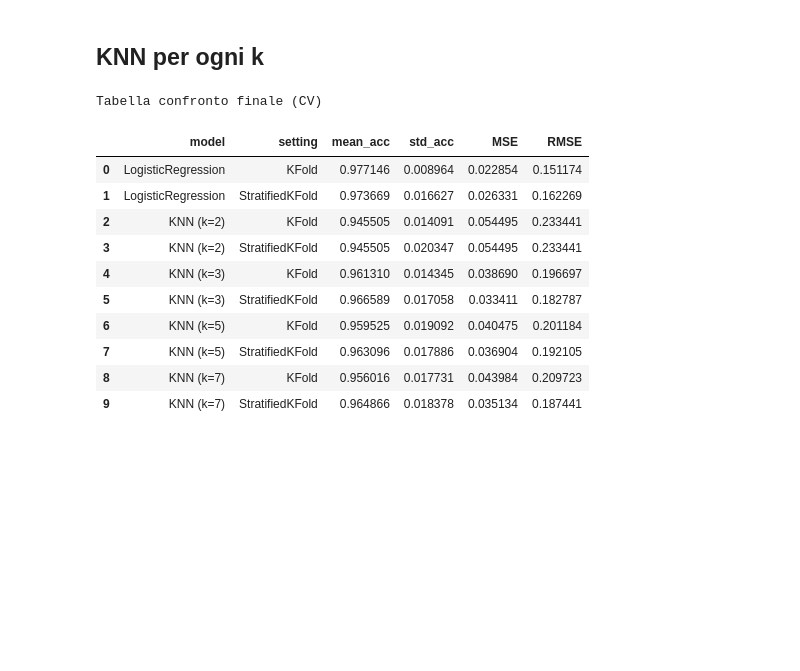
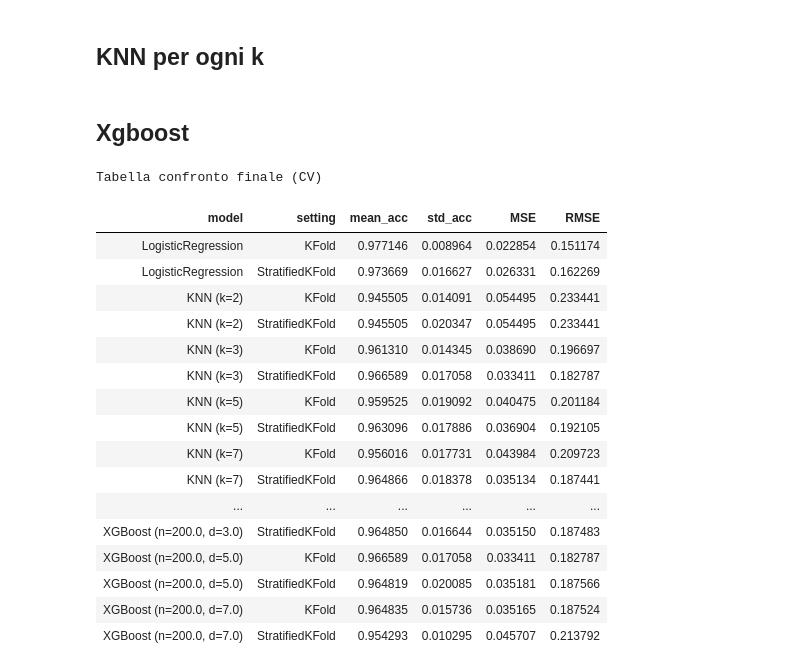
Before and after one commit to ashuraWho/Anzellotti_DepositoCorso, a Jupyter notebook: CORSO PYTHON/17. Gio 04-12 2025/Breast Cancer/analisi.ipynb, the cells around one changed output. Saved outputs shown, nothing was run; the diff lists cells and outputs as text; code cells hidden in the pictures; blank space fills up the shorter version.

```diff
--- a/CORSO PYTHON/17. Gio 04-12 2025/Breast Cancer/analisi.ipynb
+++ b/CORSO PYTHON/17. Gio 04-12 2025/Breast Cancer/analisi.ipynb
@@ -197,16 +203,15 @@ plt.show()
 # %%
-# Lista di combinazioni di iperparametri da testare
+# Lista di combinazioni di iperparametri da testare: genera automaticamente tutte le combinazioni
 xgb_params = [
-    {"n_estimators": 50, "max_depth": 3},
-    {"n_estimators": 100, "max_depth": 3},
-    {"n_estimators": 100, "max_depth": 5},
+    {"n_estimators": n, "max_depth": d}
+    for n in [50, 100, 200]
+    for d in [3, 5, 7]
 ]
 
 xgb_results = []
 
 for params in xgb_params:
-    xgb = XGBClassifier(use_label_encoder=False, eval_metric='logloss',
-                        n_estimators=params["n_estimators"], max_depth=params["max_depth"], random_state=42)
+    xgb = XGBClassifier(eval_metric='logloss', n_estimators=params["n_estimators"], max_depth=params["max_depth"], random_state=42)
 
     # KFold
     xgb_kf_mean, xgb_kf_std, xgb_kf_mse, xgb_kf_rmse = evaluate_model(xgb, X, y, kf)
@@ -229,5 +234,5 @@ for params in xgb_params:
 
 df_xgb = pd.DataFrame(xgb_results)
 print("\nRisultati XGBoost (cross-validation):")
-display(df_xgb)
+display(df_xgb.style.hide(axis="index"))
 # %% [output]
@@ -277,20 +292,47 @@ for row in knn_results:
         "MSE": row["SKF_MSE"],
         "RMSE": row["SKF_RMSE"]
     })
+# %% [markdown]
+## Xgboost
+# %%
+for _, row in df_xgb.iterrows():
+    summary.append({
+        "model": f"XGBoost (n={row['n_estimators']}, d={row['max_depth']})",
+        "setting": "KFold",
+        "mean_acc": row["KF_mean"],
+        "std_acc": row["KF_std"],
+        "MSE": row["KF_MSE"],
+        "RMSE": row["KF_RMSE"]
+    })
+
+    summary.append({
+        "model": f"XGBoost (n={row['n_estimators']}, d={row['max_depth']})",
+        "setting": "StratifiedKFold",
+        "mean_acc": row["SKF_mean"],
+        "std_acc": row["SKF_std"],
+        "MSE": row["SKF_MSE"],
+        "RMSE": row["SKF_RMSE"]
+    })
 # %%
 df_summary = pd.DataFrame(summary)
 print("\nTabella confronto finale (CV)")
-display(df_summary)
+display(df_summary.style.hide(axis="index"))
 # %% [output]
 Tabella confronto finale (CV)
-|  | model | setting | mean_acc | std_acc | MSE | RMSE |
-| 0 | LogisticRegression | KFold | 0.977146 | 0.008964 | 0.022854 | 0.151174 |
-| 1 | LogisticRegression | StratifiedKFold | 0.973669 | 0.016627 | 0.026331 | 0.162269 |
-| 2 | KNN (k=2) | KFold | 0.945505 | 0.014091 | 0.054495 | 0.233441 |
-| 3 | KNN (k=2) | StratifiedKFold | 0.945505 | 0.020347 | 0.054495 | 0.233441 |
-| 4 | KNN (k=3) | KFold | 0.961310 | 0.014345 | 0.038690 | 0.196697 |
-| 5 | KNN (k=3) | StratifiedKFold | 0.966589 | 0.017058 | 0.033411 | 0.182787 |
-| 6 | KNN (k=5) | KFold | 0.959525 | 0.019092 | 0.040475 | 0.201184 |
-| 7 | KNN (k=5) | StratifiedKFold | 0.963096 | 0.017886 | 0.036904 | 0.192105 |
-| 8 | KNN (k=7) | KFold | 0.956016 | 0.017731 | 0.043984 | 0.209723 |
-| 9 | KNN (k=7) | StratifiedKFold | 0.964866 | 0.018378 | 0.035134 | 0.187441 |
+| model | setting | mean_acc | std_acc | MSE | RMSE |
+| LogisticRegression | KFold | 0.977146 | 0.008964 | 0.022854 | 0.151174 |
+| LogisticRegression | StratifiedKFold | 0.973669 | 0.016627 | 0.026331 | 0.162269 |
+| KNN (k=2) | KFold | 0.945505 | 0.014091 | 0.054495 | 0.233441 |
+| KNN (k=2) | StratifiedKFold | 0.945505 | 0.020347 | 0.054495 | 0.233441 |
+| KNN (k=3) | KFold | 0.961310 | 0.014345 | 0.038690 | 0.196697 |
+| KNN (k=3) | StratifiedKFold | 0.966589 | 0.017058 | 0.033411 | 0.182787 |
+| KNN (k=5) | KFold | 0.959525 | 0.019092 | 0.040475 | 0.201184 |
+| KNN (k=5) | StratifiedKFold | 0.963096 | 0.017886 | 0.036904 | 0.192105 |
+| KNN (k=7) | KFold | 0.956016 | 0.017731 | 0.043984 | 0.209723 |
+| KNN (k=7) | StratifiedKFold | 0.964866 | 0.018378 | 0.035134 | 0.187441 |
+| ... | ... | ... | ... | ... | ... |
+| XGBoost (n=200.0, d=3.0) | StratifiedKFold | 0.964850 | 0.016644 | 0.035150 | 0.187483 |
+| XGBoost (n=200.0, d=5.0) | KFold | 0.966589 | 0.017058 | 0.033411 | 0.182787 |
+| XGBoost (n=200.0, d=5.0) | StratifiedKFold | 0.964819 | 0.020085 | 0.035181 | 0.187566 |
+| XGBoost (n=200.0, d=7.0) | KFold | 0.964835 | 0.015736 | 0.035165 | 0.187524 |
+| XGBoost (n=200.0, d=7.0) | StratifiedKFold | 0.954293 | 0.010295 | 0.045707 | 0.213792 |
```
Also changed, not shown: parts of 7 cells of this notebook, 4 other files.
